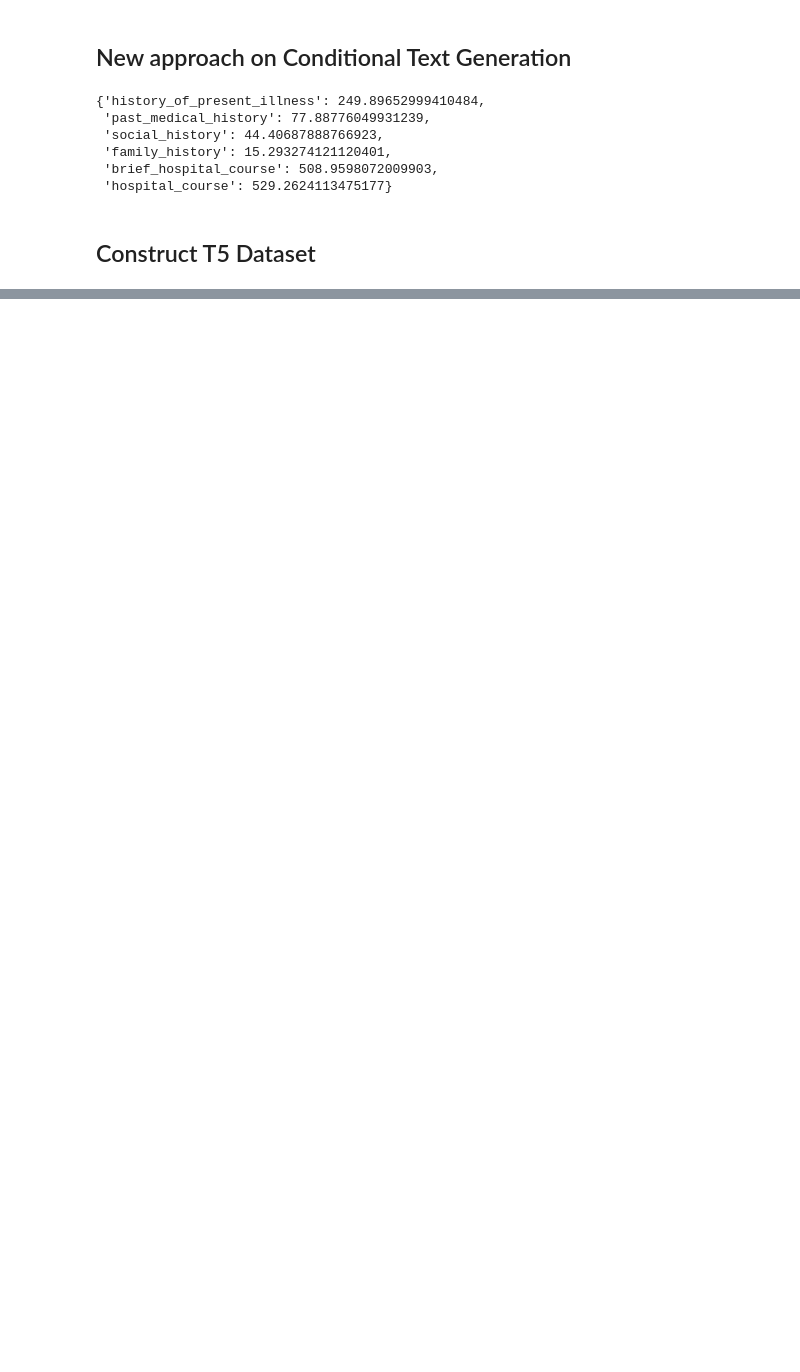
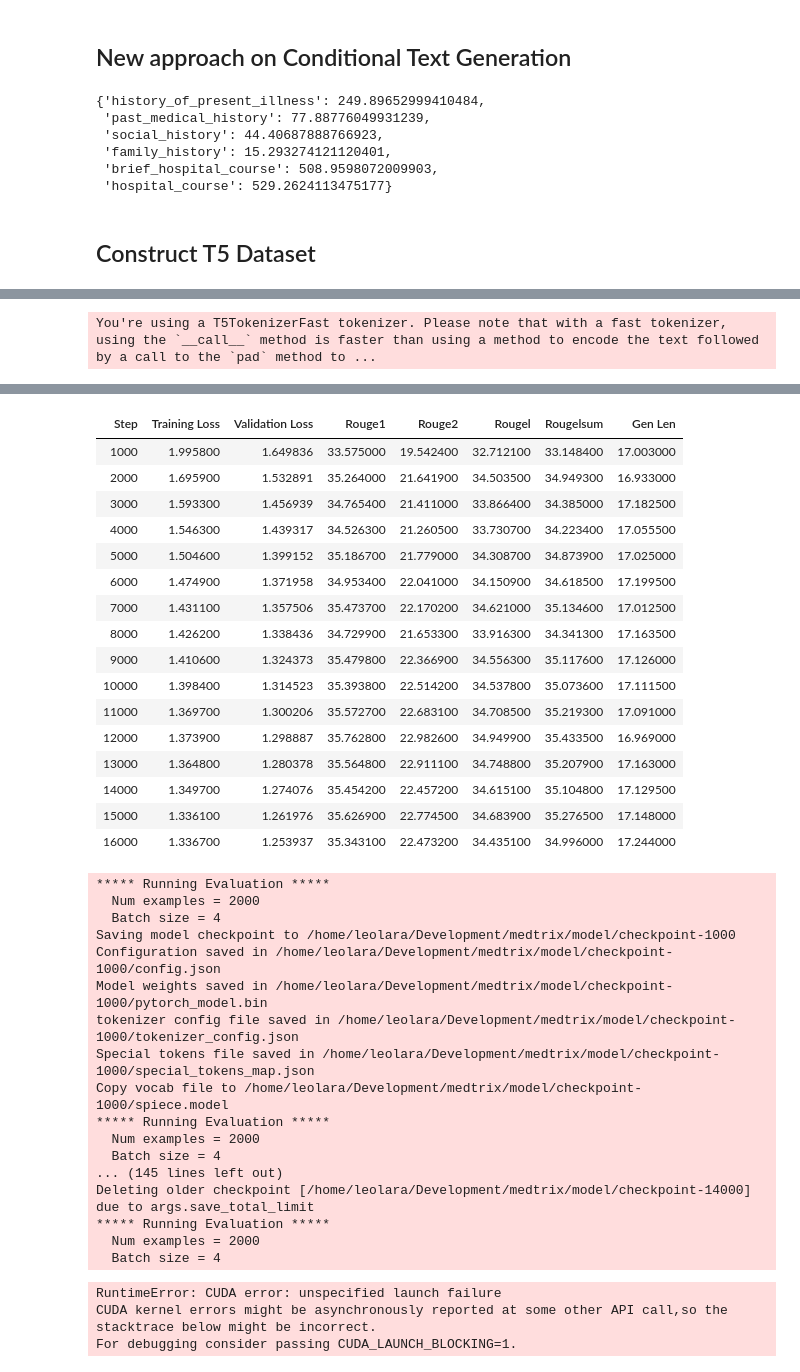
Before and after one commit to leoitcode/medtrix, a Jupyter notebook: notebook/medtrix_nlg.ipynb, the cells around one changed output, grey strips where cells are left out. Saved outputs shown, nothing was run; the diff lists cells and outputs as text; code cells hidden in the pictures; blank space fills up the shorter version.

```diff
--- a/notebook/medtrix_nlg.ipynb
+++ b/notebook/medtrix_nlg.ipynb
@@ -279,0 +1027,2 @@ get_topics_text(df_struct_text.iloc[0].to_list()[0])
+# %%
+trainer.train()
@@ -279,0 +1052,2 @@ get_topics_text(df_struct_text.iloc[0].to_list()[0])
+# %%
+trainer.train(resume_from_checkpoint = True)
@@ -279,0 +1094,2 @@ get_topics_text(df_struct_text.iloc[0].to_list()[0])
+# %%
+trainer.train()
@@ -279,0 +1119,3 @@ get_topics_text(df_struct_text.iloc[0].to_list()[0])
+# %%
+trainer.train(resume_from_checkpoint = True)
+# %% [output]
@@ -279,0 +1135 @@ get_topics_text(df_struct_text.iloc[0].to_list()[0])
+You're using a T5TokenizerFast tokenizer. Please note that with a fast tokenizer, using the `__call__` method is faster than using a method to encode the text followed by a call to the `pad` method to ...
@@ -279,0 +1137,37 @@ get_topics_text(df_struct_text.iloc[0].to_list()[0])
+| Step | Training Loss | Validation Loss | Rouge1 | Rouge2 | Rougel | Rougelsum | Gen Len |
+| 1000 | 1.995800 | 1.649836 | 33.575000 | 19.542400 | 32.712100 | 33.148400 | 17.003000 |
+| 2000 | 1.695900 | 1.532891 | 35.264000 | 21.641900 | 34.503500 | 34.949300 | 16.933000 |
+| 3000 | 1.593300 | 1.456939 | 34.765400 | 21.411000 | 33.866400 | 34.385000 | 17.182500 |
+| 4000 | 1.546300 | 1.439317 | 34.526300 | 21.260500 | 33.730700 | 34.223400 | 17.055500 |
+| 5000 | 1.504600 | 1.399152 | 35.186700 | 21.779000 | 34.308700 | 34.873900 | 17.025000 |
+| 6000 | 1.474900 | 1.371958 | 34.953400 | 22.041000 | 34.150900 | 34.618500 | 17.199500 |
+| 7000 | 1.431100 | 1.357506 | 35.473700 | 22.170200 | 34.621000 | 35.134600 | 17.012500 |
+| 8000 | 1.426200 | 1.338436 | 34.729900 | 21.653300 | 33.916300 | 34.341300 | 17.163500 |
+| 9000 | 1.410600 | 1.324373 | 35.479800 | 22.366900 | 34.556300 | 35.117600 | 17.126000 |
+| 10000 | 1.398400 | 1.314523 | 35.393800 | 22.514200 | 34.537800 | 35.073600 | 17.111500 |
+| 11000 | 1.369700 | 1.300206 | 35.572700 | 22.683100 | 34.708500 | 35.219300 | 17.091000 |
+| 12000 | 1.373900 | 1.298887 | 35.762800 | 22.982600 | 34.949900 | 35.433500 | 16.969000 |
+| 13000 | 1.364800 | 1.280378 | 35.564800 | 22.911100 | 34.748800 | 35.207900 | 17.163000 |
+| 14000 | 1.349700 | 1.274076 | 35.454200 | 22.457200 | 34.615100 | 35.104800 | 17.129500 |
+| 15000 | 1.336100 | 1.261976 | 35.626900 | 22.774500 | 34.683900 | 35.276500 | 17.148000 |
+| 16000 | 1.336700 | 1.253937 | 35.343100 | 22.473200 | 34.435100 | 34.996000 | 17.244000 |
+***** Running Evaluation *****
+  Num examples = 2000
+  Batch size = 4
+Saving model checkpoint to /home/leolara/Development/medtrix/model/checkpoint-1000
+Configuration saved in /home/leolara/Development/medtrix/model/checkpoint-1000/config.json
+Model weights saved in /home/leolara/Development/medtrix/model/checkpoint-1000/pytorch_model.bin
+tokenizer config file saved in /home/leolara/Development/medtrix/model/checkpoint-1000/tokenizer_config.json
+Special tokens file saved in /home/leolara/Development/medtrix/model/checkpoint-1000/special_tokens_map.json
+Copy vocab file to /home/leolara/Development/medtrix/model/checkpoint-1000/spiece.model
+***** Running Evaluation *****
+  Num examples = 2000
+  Batch size = 4
+... (145 lines left out)
+Deleting older checkpoint [/home/leolara/Development/medtrix/model/checkpoint-14000] due to args.save_total_limit
+***** Running Evaluation *****
+  Num examples = 2000
+  Batch size = 4
+RuntimeError: CUDA error: unspecified launch failure
+CUDA kernel errors might be asynchronously reported at some other API call,so the stacktrace below might be incorrect.
+For debugging consider passing CUDA_LAUNCH_BLOCKING=1.
```
Also changed, not shown: parts of 101 cells of this notebook, 9 other files.
